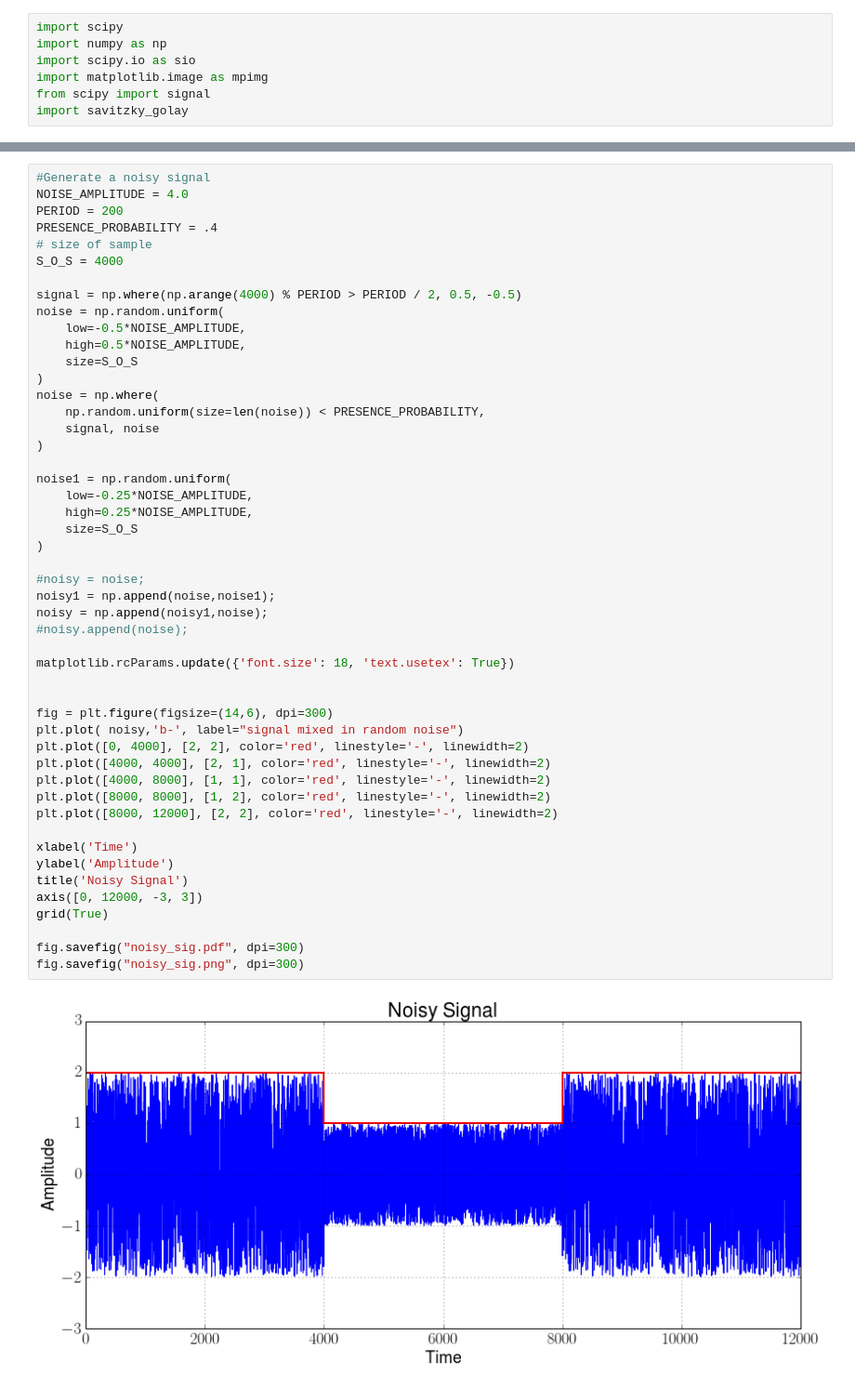
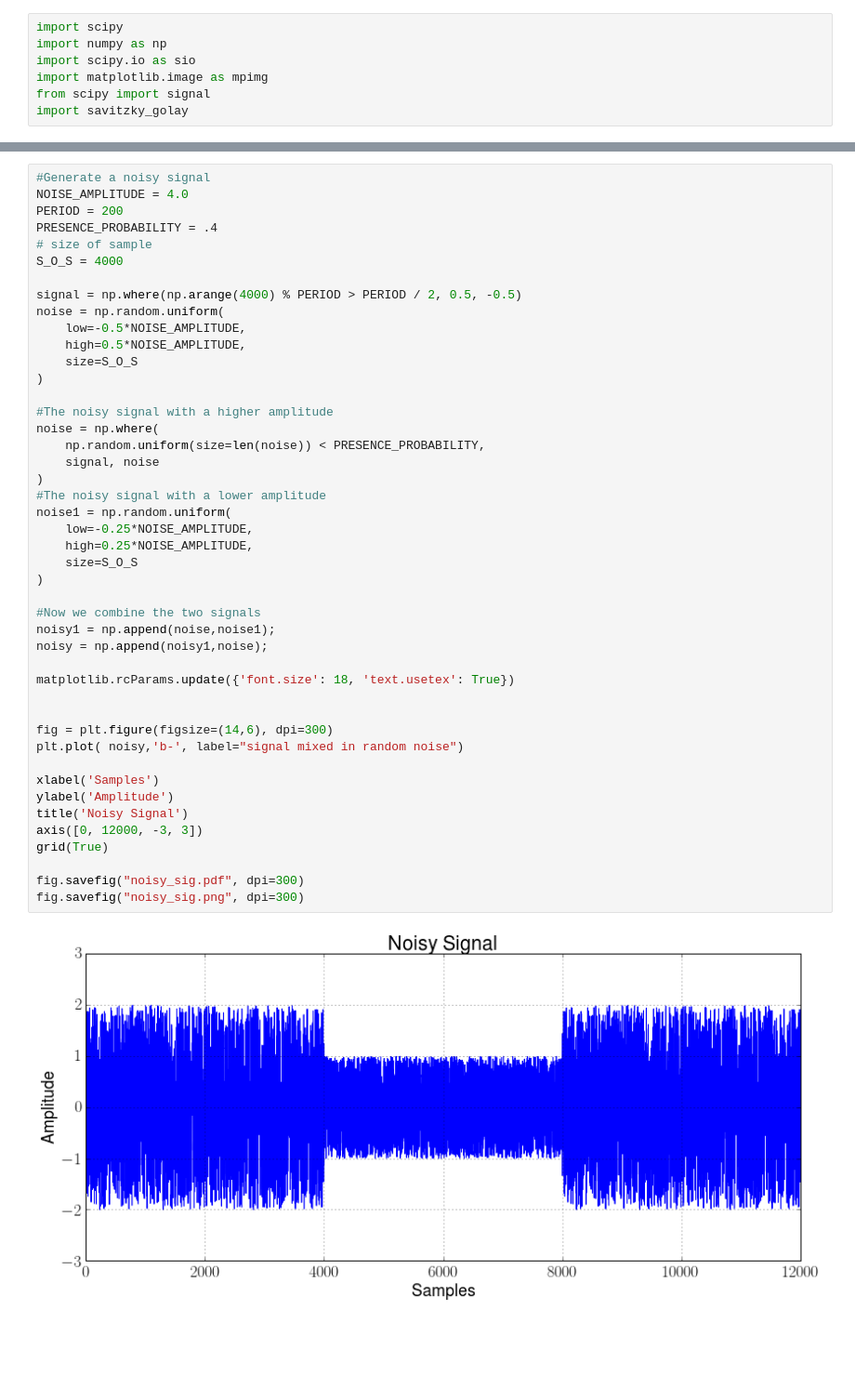
Before and after one commit to matgyver/Radiometer-SDR-Thesis, a Jupyter notebook: Experiments/Exp6/Experiment_6.ipynb, the cells around one changed output, grey strips where cells are left out. Shown: that part at 93% size. Saved outputs shown, nothing was run; the diff lists cells and outputs as text; blank space fills up the shorter version.

```diff
--- a/Experiments/Exp6/Experiment_6.ipynb
+++ b/Experiments/Exp6/Experiment_6.ipynb
@@ -30,40 +30,36 @@ noise = np.random.uniform(
     high=0.5*NOISE_AMPLITUDE,
     size=S_O_S
 )
+
+#The noisy signal with a higher amplitude
 noise = np.where(
     np.random.uniform(size=len(noise)) < PRESENCE_PROBABILITY,
     signal, noise
 )
-
+#The noisy signal with a lower amplitude
 noise1 = np.random.uniform(
     low=-0.25*NOISE_AMPLITUDE,
     high=0.25*NOISE_AMPLITUDE,
     size=S_O_S
 )
 
-#noisy = noise;
+#Now we combine the two signals
 noisy1 = np.append(noise,noise1);
 noisy = np.append(noisy1,noise);
-#noisy.append(noise);
 
 matplotlib.rcParams.update({'font.size': 18, 'text.usetex': True})
 
 
 fig = plt.figure(figsize=(14,6), dpi=300)
 plt.plot( noisy,'b-', label="signal mixed in random noise")
-plt.plot([0, 4000], [2, 2], color='red', linestyle='-', linewidth=2)
-plt.plot([4000, 4000], [2, 1], color='red', linestyle='-', linewidth=2)
-plt.plot([4000, 8000], [1, 1], color='red', linestyle='-', linewidth=2)
-plt.plot([8000, 8000], [1, 2], color='red', linestyle='-', linewidth=2)
-plt.plot([8000, 12000], [2, 2], color='red', linestyle='-', linewidth=2)
 
-xlabel('Time')
+xlabel('Samples')
 ylabel('Amplitude')
 title('Noisy Signal')
 axis([0, 12000, -3, 3])
 grid(True)
 
 fig.savefig("noisy_sig.pdf", dpi=300)
 fig.savefig("noisy_sig.png", dpi=300)
 # %% [output]
-[figure, old version]
+[figure, new version]
```
Also changed, not shown: parts of 8 cells of this notebook, 7 other files.
